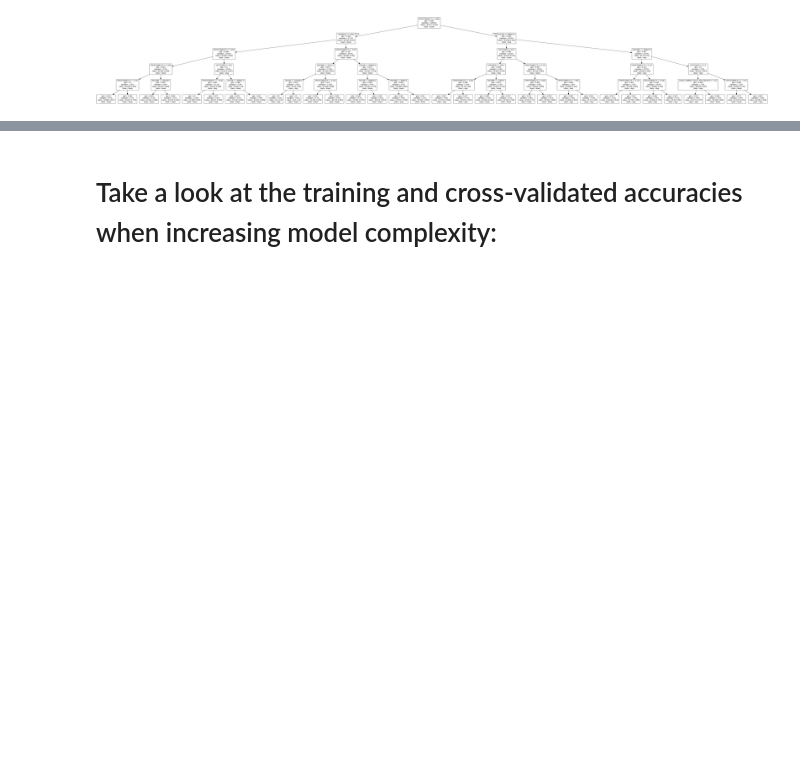
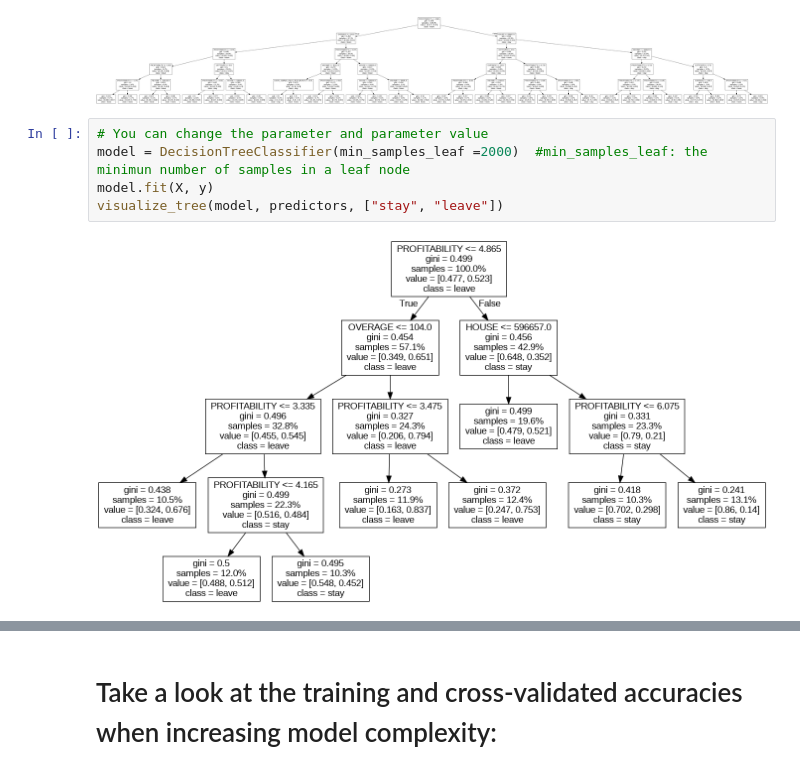
Before and after one commit to pearl-yu/foster_2023summer, a Jupyter notebook: churn.ipynb, the cells around one changed output, grey strips where cells are left out. Drawn from its saved outputs; the diff is of its cells as text; blank space fills up the shorter version.

```diff
--- a/churn.ipynb
+++ b/churn.ipynb
@@ -126,3 +126,10 @@ model.fit(X, y)
 visualize_tree(model, predictors, ["stay", "leave"])
 # %% [output]
 [figure]
+# %%
+# You can change the parameter and parameter value
+model = DecisionTreeClassifier(min_samples_leaf =2000)  #min_samples_leaf: the minimun number of samples in a leaf node
+model.fit(X, y)
+visualize_tree(model, predictors, ["stay", "leave"])
+# %% [output]
+[figure, added]
```
Also changed, not shown: parts of 17 cells of this notebook.
